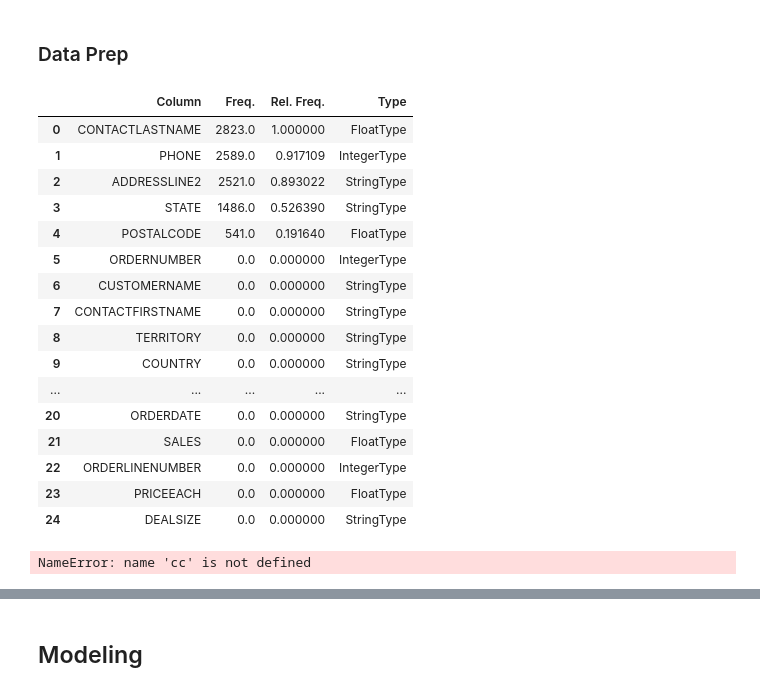
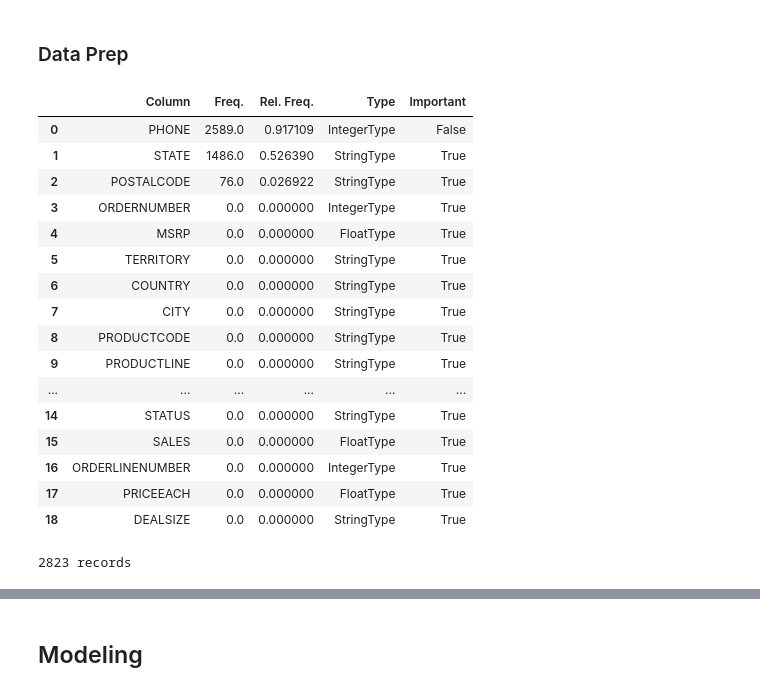
Before and after one commit to ahowe42/pyspark_explore, a Jupyter notebook: pyspark_essentials_udemy/MLLIB_Clustering_GMM.ipynb, the cells around one changed output, grey strips where cells are left out. Saved outputs shown, nothing was run; the diff lists cells and outputs as text; code cells hidden in the pictures.

```diff
--- a/pyspark_essentials_udemy/MLLIB_Clustering_GMM.ipynb
+++ b/pyspark_essentials_udemy/MLLIB_Clustering_GMM.ipynb
@@ -31,7 +31,7 @@ plyoff.iplot(init)
 # initialize
 sc = pyspark.SparkContext()
 spark = SparkSession(sc)
-spark.sparkContext.appName = 'cluster'
+spark.sparkContext.appName = 'gmm'
 # show the number of cores
 print('%d cores'%spark._jsc.sc().getExecutorMemoryStatus().keySet().size())
 spark
@@ -51,7 +51,7 @@ schem = StructType([StructField('ORDERNUMBER', IntegerType()), StructField('QUAN
                     StructField('PRODUCTCODE', StringType()), StructField('CUSTOMERNAME', StringType()),
                     StructField('PHONE', IntegerType()), StructField('ADDRESSLINE1', StringType()),
                     StructField('ADDRESSLINE2', StringType()), StructField('CITY', StringType()),
-                    StructField('STATE', StringType()), StructField('POSTALCODE', FloatType()),
+                    StructField('STATE', StringType()), StructField('POSTALCODE', StringType()),
                     StructField('COUNTRY', StringType()), StructField('TERRITORY', StringType()),
                     StructField('CONTACTLASTNAME', FloatType()), StructField('CONTACTFIRSTNAME', StringType()),
                     StructField('DEALSIZE', StringType())])
@@ -82,45 +104,50 @@ only showing top 20 rows
 # %% [markdown]
 ### Data Prep
+# %%
+# drop some columns that I have no doubt will not be useful for modeling
+sales = sales.drop('CONTACTLASTNAME', 'ADDRESSLINE2', 'CUSTOMERNAME', 'CONTACTFIRSTNAME', 'ADDRESSLINE1', 'ORDERDATE')
 # %%
 ''' handle missing values '''
 # presumably important columns (for modeling)
 importantCols = ['STATE', 'POSTALCODE', 'ORDERNUMBER', 'TERRITORY', 'COUNTRY',
                  'CITY', 'PRODUCTCODE', 'QUANTITYORDERED', 'MSRP', 'PRODUCTLINE',
-                 'YEAR_ID', 'MONTH_ID', 'QTR_ID', 'STATUS', 'ORDERDATE', 'SALES',
-                 'ORDERLINENUMBER', 'PRICEEACH', 'DEALSIZE']
+                 'YEAR_ID', 'MONTH_ID', 'QTR_ID', 'STATUS', 'SALES', 'ORDERLINENUMBER',
+                 'PRICEEACH', 'DEALSIZE']
 
 # check for missing values
 nullCounts = {colm:sales.select(colm).where(col(colm).isNull()).count() for colm in sales.columns}
 nullCounts = {colm:(ncnt, ncnt/cnt) for (colm, ncnt) in nullCounts.items()}
 nullCountsDF = pd.DataFrame(nullCounts).T.reset_index(drop=False).sort_values(1, ascending=False)
 nullCountsDF.columns = ['Column', 'Freq.', 'Rel. Freq.']
 nullCountsDF = nullCountsDF.merge(pd.DataFrame([[colm.name, colm.dataType] for colm in sales.schema], columns=['Column', 'Type']),
                                 how='inner', on=['Column'])
+nullCountsDF['Important'] = [c in importantCols for c in nullCountsDF['Column']]
 
 # talk
 display(nullCountsDF)
 
-# remove
-sales = sales.dropna(how='any', subset=importantCols)
+# fill null states with 'NA' as they are ex-US
+sales = sales.fillna(value='NA', subset='STATE').fillna(value='90001_96162', subset='POSTALCODE')
 
 # talk some more
-print('%d records'%cc.count())
+print('%d records'%sales.count())
+display(sales.limit(10).toPandas())
 # %% [output]
-|  | Column | Freq. | Rel. Freq. | Type |
-| 0 | CONTACTLASTNAME | 2823.0 | 1.000000 | FloatType |
-| 1 | PHONE | 2589.0 | 0.917109 | IntegerType |
-| 2 | ADDRESSLINE2 | 2521.0 | 0.893022 | StringType |
-| 3 | STATE | 1486.0 | 0.526390 | StringType |
-| 4 | POSTALCODE | 541.0 | 0.191640 | FloatType |
-| 5 | ORDERNUMBER | 0.0 | 0.000000 | IntegerType |
-| 6 | CUSTOMERNAME | 0.0 | 0.000000 | StringType |
-| 7 | CONTACTFIRSTNAME | 0.0 | 0.000000 | StringType |
-| 8 | TERRITORY | 0.0 | 0.000000 | StringType |
-| 9 | COUNTRY | 0.0 | 0.000000 | StringType |
-| ... | ... | ... | ... | ... |
-| 20 | ORDERDATE | 0.0 | 0.000000 | StringType |
-| 21 | SALES | 0.0 | 0.000000 | FloatType |
-| 22 | ORDERLINENUMBER | 0.0 | 0.000000 | IntegerType |
-| 23 | PRICEEACH | 0.0 | 0.000000 | FloatType |
-| 24 | DEALSIZE | 0.0 | 0.000000 | StringType |
+|  | Column | Freq. | Rel. Freq. | Type | Important |
+| 0 | PHONE | 2589.0 | 0.917109 | IntegerType | False |
+| 1 | STATE | 1486.0 | 0.526390 | StringType | True |
+| 2 | POSTALCODE | 76.0 | 0.026922 | StringType | True |
+| 3 | ORDERNUMBER | 0.0 | 0.000000 | IntegerType | True |
+| 4 | MSRP | 0.0 | 0.000000 | FloatType | True |
+| 5 | TERRITORY | 0.0 | 0.000000 | StringType | True |
+| 6 | COUNTRY | 0.0 | 0.000000 | StringType | True |
+| 7 | CITY | 0.0 | 0.000000 | StringType | True |
+| 8 | PRODUCTCODE | 0.0 | 0.000000 | StringType | True |
+| 9 | PRODUCTLINE | 0.0 | 0.000000 | StringType | True |
+| ... | ... | ... | ... | ... | ... |
+| 14 | STATUS | 0.0 | 0.000000 | StringType | True |
+| 15 | SALES | 0.0 | 0.000000 | FloatType | True |
+| 16 | ORDERLINENUMBER | 0.0 | 0.000000 | IntegerType | True |
+| 17 | PRICEEACH | 0.0 | 0.000000 | FloatType | True |
+| 18 | DEALSIZE | 0.0 | 0.000000 | StringType | True |
-NameError: name 'cc' is not defined
+2823 records
```
Also changed, not shown: parts of 7 cells of this notebook.
